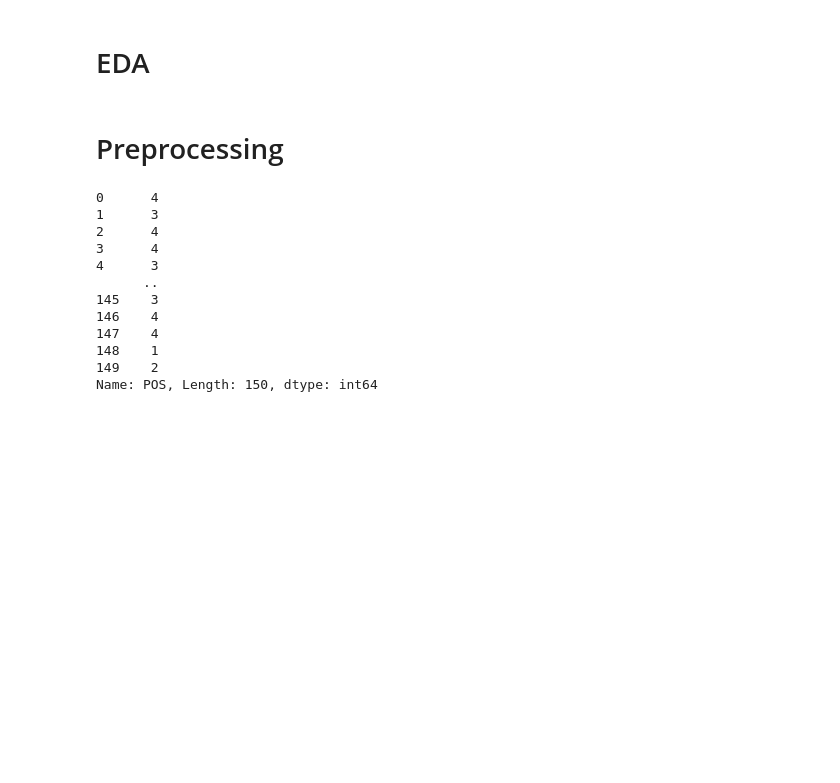
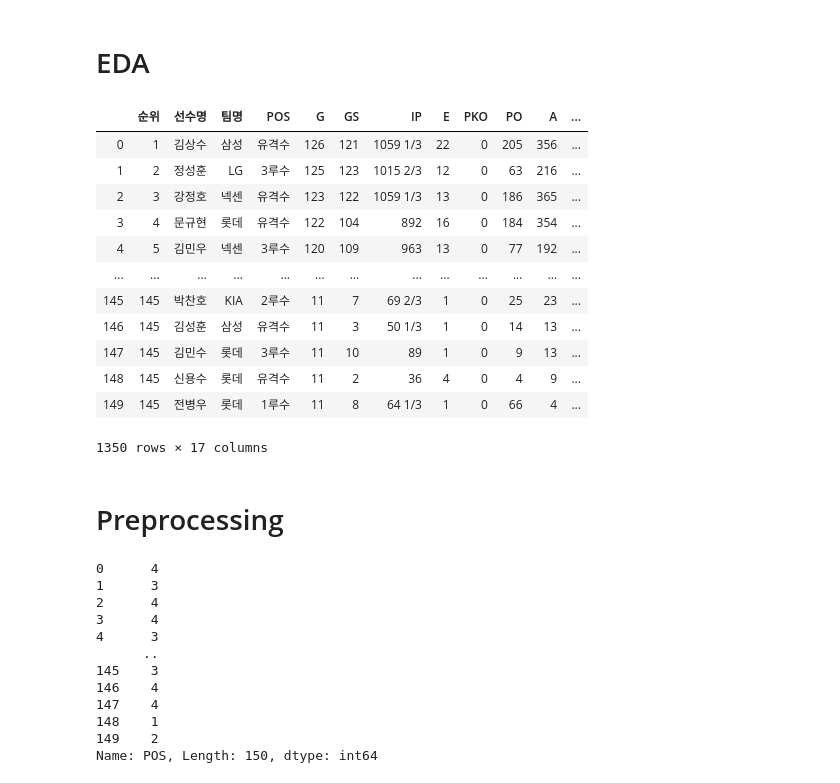
Before and after one commit to whtngus/baseball_infield_position_predict, a Jupyter notebook: EDA.ipynb, the cells around one changed output. Saved outputs shown, nothing was run; the diff lists cells and outputs as text; code cells hidden in the pictures; blank space fills up the shorter version.

```diff
--- a/EDA.ipynb
+++ b/EDA.ipynb
@@ -41,3 +56,26 @@ b_2011 = pd.read_csv("./data/2011.tsv",sep="\t")
+# %%
+path = "./data/"
+file_list = os.listdir(path)
+df = pd.DataFrame()
+for data_path in file_list:
+    data = pd.read_csv(path + data_path,sep="\t")
+    df = pd.concat([df,data])
+# b_2011 = pd.read_csv("./data/2011.tsv",sep="\t")
+df
+# %% [output]
+|  | 순위 | 선수명 | 팀명 | POS | G | GS | IP | E | PKO | PO | A | ... |
+| 0 | 1 | 김상수 | 삼성 | 유격수 | 126 | 121 | 1059 1/3 | 22 | 0 | 205 | 356 | ... |
+| 1 | 2 | 정성훈 | LG | 3루수 | 125 | 123 | 1015 2/3 | 12 | 0 | 63 | 216 | ... |
+| 2 | 3 | 강정호 | 넥센 | 유격수 | 123 | 122 | 1059 1/3 | 13 | 0 | 186 | 365 | ... |
+| 3 | 4 | 문규현 | 롯데 | 유격수 | 122 | 104 | 892 | 16 | 0 | 184 | 354 | ... |
+| 4 | 5 | 김민우 | 넥센 | 3루수 | 120 | 109 | 963 | 13 | 0 | 77 | 192 | ... |
+| ... | ... | ... | ... | ... | ... | ... | ... | ... | ... | ... | ... | ... |
+| 145 | 145 | 박찬호 | KIA | 2루수 | 11 | 7 | 69 2/3 | 1 | 0 | 25 | 23 | ... |
+| 146 | 145 | 김성훈 | 삼성 | 유격수 | 11 | 3 | 50 1/3 | 1 | 0 | 14 | 13 | ... |
+| 147 | 145 | 김민수 | 롯데 | 3루수 | 11 | 10 | 89 | 1 | 0 | 9 | 13 | ... |
+| 148 | 145 | 신용수 | 롯데 | 유격수 | 11 | 2 | 36 | 4 | 0 | 4 | 9 | ... |
+| 149 | 145 | 전병우 | 롯데 | 1루수 | 11 | 8 | 64 1/3 | 1 | 0 | 66 | 4 | ... |
+1350 rows × 17 columns
 # %% [markdown]
 # Preprocessing
 # %%
```
Also changed, not shown: parts of 11 cells of this notebook.
